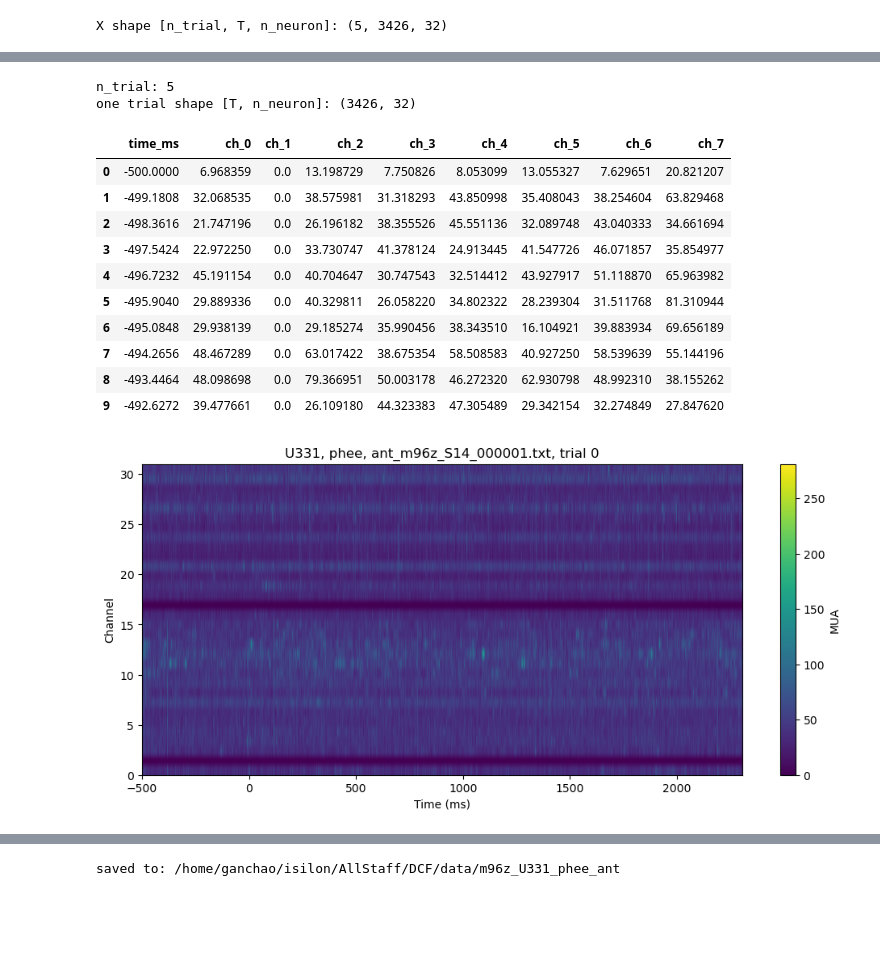
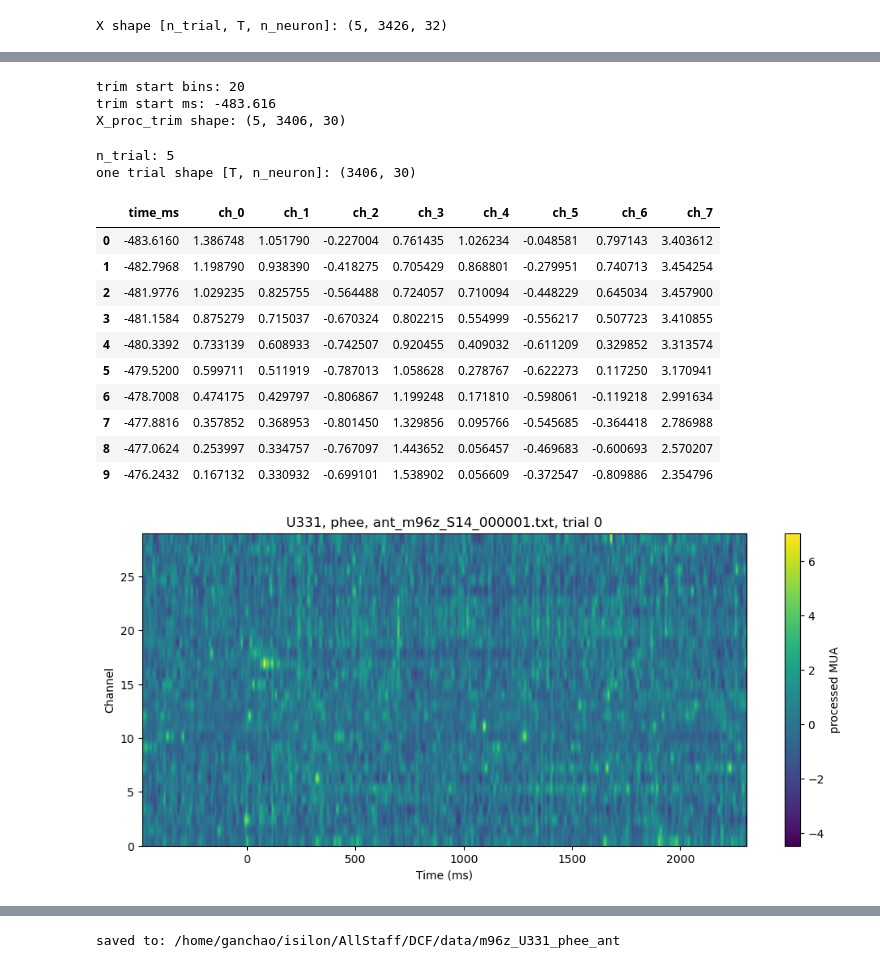
Before and after one commit to weigcdsb/auditory, a Jupyter notebook: 1_auditory_process_data.ipynb, the cells around one changed output, grey strips where cells are left out. Drawn from its saved outputs; the diff is of its cells as text; code cells hidden in the pictures; blank space fills up the shorter version.

```diff
--- a/1_auditory_process_data.ipynb
+++ b/1_auditory_process_data.ipynb
@@ -87,45 +137,62 @@ X shape [n_trial, T, n_neuron]: (5, 3426, 32)
+# %%
+# Trim initial transient artifact
+TRIM_START = 20
+
+X_proc_trim = X_proc[:, TRIM_START:, :]
+X_raw_good_trim = X_raw_good[:, TRIM_START:, :]
+time_ms_trim = time_ms[TRIM_START:]
+
+print("trim start bins:", TRIM_START)
+print("trim start ms:", time_ms[TRIM_START])
+print("X_proc_trim shape:", X_proc_trim.shape)
+# %% [output]
+trim start bins: 20
+trim start ms: -483.616
+X_proc_trim shape: (5, 3406, 30)
 # %%
-trial_list = [X[i] for i in range(X.shape[0])]
+trial_list = [X_proc_trim[i] for i in range(X_proc_trim.shape[0])]
+n_neuron_proc = X_proc_trim.shape[2]
 
 print("n_trial:", len(trial_list))
 print("one trial shape [T, n_neuron]:", trial_list[0].shape)
 # %% [output]
 n_trial: 5
-one trial shape [T, n_neuron]: (3426, 32)
+one trial shape [T, n_neuron]: (3406, 30)
 # %%
 head_df = pd.DataFrame(
     trial_list[0][:10, :8],
     columns=[f"ch_{i}" for i in range(8)]
 )
 
-head_df.insert(0, "time_ms", time_ms[:10])
-
+head_df.insert(0, "time_ms", time_ms_trim[:10])
 display(head_df)
 # %% [output]
 |  | time_ms | ch_0 | ch_1 | ch_2 | ch_3 | ch_4 | ch_5 | ch_6 | ch_7 |
-| 0 | -500.0000 | 6.968359 | 0.0 | 13.198729 | 7.750826 | 8.053099 | 13.055327 | 7.629651 | 20.821207 |
-| 1 | -499.1808 | 32.068535 | 0.0 | 38.575981 | 31.318293 | 43.850998 | 35.408043 | 38.254604 | 63.829468 |
-| 2 | -498.3616 | 21.747196 | 0.0 | 26.196182 | 38.355526 | 45.551136 | 32.089748 | 43.040333 | 34.661694 |
-| 3 | -497.5424 | 22.972250 | 0.0 | 33.730747 | 41.378124 | 24.913445 | 41.547726 | 46.071857 | 35.854977 |
-| 4 | -496.7232 | 45.191154 | 0.0 | 40.704647 | 30.747543 | 32.514412 | 43.927917 | 51.118870 | 65.963982 |
-| 5 | -495.9040 | 29.889336 | 0.0 | 40.329811 | 26.058220 | 34.802322 | 28.239304 | 31.511768 | 81.310944 |
-| 6 | -495.0848 | 29.938139 | 0.0 | 29.185274 | 35.990456 | 38.343510 | 16.104921 | 39.883934 | 69.656189 |
-| 7 | -494.2656 | 48.467289 | 0.0 | 63.017422 | 38.675354 | 58.508583 | 40.927250 | 58.539639 | 55.144196 |
-| 8 | -493.4464 | 48.098698 | 0.0 | 79.366951 | 50.003178 | 46.272320 | 62.930798 | 48.992310 | 38.155262 |
-| 9 | -492.6272 | 39.477661 | 0.0 | 26.109180 | 44.323383 | 47.305489 | 29.342154 | 32.274849 | 27.847620 |
+| 0 | -483.6160 | 1.386748 | 1.051790 | -0.227004 | 0.761435 | 1.026234 | -0.048581 | 0.797143 | 3.403612 |
+| 1 | -482.7968 | 1.198790 | 0.938390 | -0.418275 | 0.705429 | 0.868801 | -0.279951 | 0.740713 | 3.454254 |
+| 2 | -481.9776 | 1.029235 | 0.825755 | -0.564488 | 0.724057 | 0.710094 | -0.448229 | 0.645034 | 3.457900 |
+| 3 | -481.1584 | 0.875279 | 0.715037 | -0.670324 | 0.802215 | 0.554999 | -0.556217 | 0.507723 | 3.410855 |
+| 4 | -480.3392 | 0.733139 | 0.608933 | -0.742507 | 0.920455 | 0.409032 | -0.611209 | 0.329852 | 3.313574 |
+| 5 | -479.5200 | 0.599711 | 0.511919 | -0.787013 | 1.058628 | 0.278767 | -0.622273 | 0.117250 | 3.170941 |
+| 6 | -478.7008 | 0.474175 | 0.429797 | -0.806867 | 1.199248 | 0.171810 | -0.598061 | -0.119218 | 2.991634 |
+| 7 | -477.8816 | 0.357852 | 0.368953 | -0.801450 | 1.329856 | 0.095766 | -0.545685 | -0.364418 | 2.786988 |
+| 8 | -477.0624 | 0.253997 | 0.334757 | -0.767097 | 1.443652 | 0.056457 | -0.469683 | -0.600693 | 2.570207 |
+| 9 | -476.2432 | 0.167132 | 0.330932 | -0.699101 | 1.538902 | 0.056609 | -0.372547 | -0.809886 | 2.354796 |
 # %%
 plt.figure(figsize=(12, 5))
 plt.imshow(
-    trial_list[0].T,
+    # trial_list[0].T,
+    X_proc_trim[0].T,
     aspect="auto",
     origin="lower",
-    extent=[time_ms[0], time_ms[-1], 0, n_neuron - 1],
+    # extent=[time_ms[0], time_ms[-1], 0, n_neuron - 1],
+    extent=[time_ms_trim[0], time_ms_trim[-1], 0, n_neuron_proc - 1],
 )
 plt.xlabel("Time (ms)")
 plt.ylabel("Channel")
 plt.title(f"{u_id}, {target_call_type}, {target_vocfile}, trial 0")
-plt.colorbar(label="MUA")
+plt.colorbar(label="processed MUA")
 plt.show()
 # %% [output]
-[figure, old version]
+[figure, new version]
 # %%
```
Also changed, not shown: parts of 9 cells of this notebook, 1 other file.
